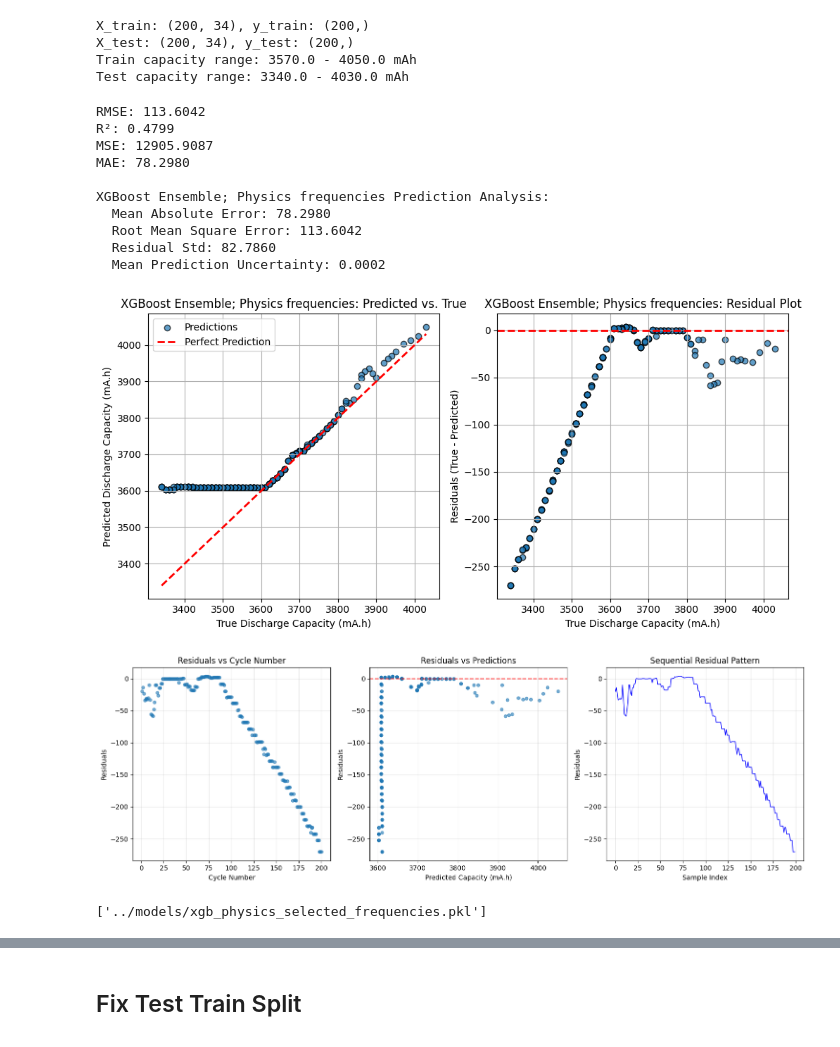
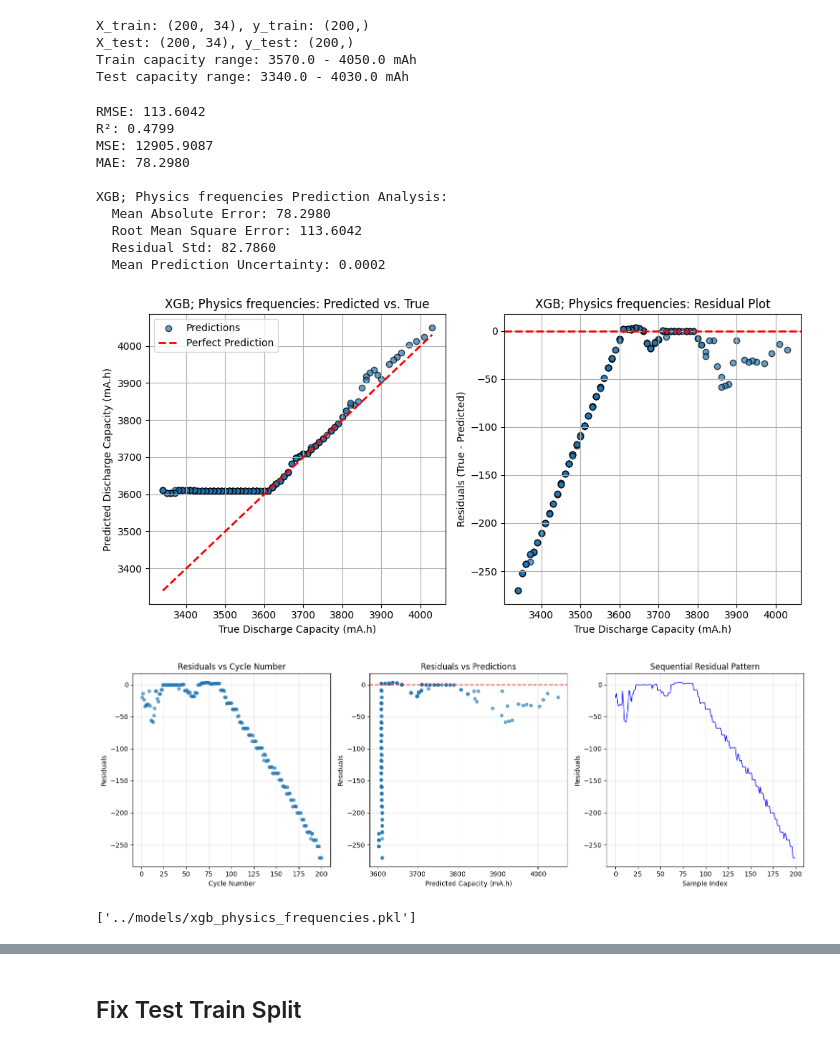
Before and after one commit to NithinJakrebet/eis-ml, a Jupyter notebook: notebooks/gradient_boosting.ipynb, the cells around one changed output, grey strips where cells are left out. Drawn from its saved outputs; the diff is of its cells as text; code cells hidden in the pictures.

```diff
--- a/notebooks/gradient_boosting.ipynb
+++ b/notebooks/gradient_boosting.ipynb
@@ -95,25 +94,25 @@ Test capacity range: 3340.0 - 4030.0 mAh
 # %%
 models = xgb_scripts.train_ensemble_model(X_train, y_train)
 y_pred_mean, y_pred_std, all_predictions = xgb_scripts.predict_ensemble(models, X_test)
 
 rmse, r2, mse, mae = evaluate.evaluate_model(y_test, y_pred_mean)
 print(f"RMSE: {rmse:.4f}\nR²: {r2:.4f}\nMSE: {mse:.4f}\nMAE: {mae:.4f}")
 
-prediction_fig = plots.model_predictions(y_test, y_pred_mean, y_pred_std, title_prefix="XGBoost Ensemble; Physics frequencies")
+prediction_fig = plots.model_predictions(y_test, y_pred_mean, y_pred_std, title_prefix="XGB; Physics frequencies")
 
 plt.show()
 # %% [output]
 RMSE: 113.6042
 R²: 0.4799
 MSE: 12905.9087
 MAE: 78.2980
 
-XGBoost Ensemble; Physics frequencies Prediction Analysis:
+XGB; Physics frequencies Prediction Analysis:
   Mean Absolute Error: 78.2980
   Root Mean Square Error: 113.6042
   Residual Std: 82.7860
   Mean Prediction Uncertainty: 0.0002
-[figure, old version]
+[figure, new version]
 # %%
 residuals = y_test - y_pred_mean
 cycle_numbers = np.linspace(1, 200, len(residuals)).astype(int)
@@ -130,14 +129,14 @@ model_info = {
     'frequency_selection': 'physics'
 }
 
-evaluate.save_results('xgboost_physics_selected_frequencies', X_train, X_test, metrics_dict, model_info, fig=prediction_fig)
-evaluate.save_residual_analysis('xgboost_physics_selected_frequencies', residuals, cycle_numbers, y_pred_mean)
+evaluate.save_results('xgb_physics_frequencies', X_train, X_test, metrics_dict, model_info, fig=prediction_fig)
+evaluate.save_residual_analysis('xgb_physics_frequencies', residuals, cycle_numbers, y_pred_mean)
 
 # Save the trained models
-joblib.dump(models, '../models/xgb_physics_selected_frequencies.pkl')
+joblib.dump(models, '../models/xgb_physics_frequencies.pkl')
 # %% [output]
 [figure]
-['../models/xgb_physics_selected_frequencies.pkl']
+['../models/xgb_physics_frequencies.pkl']
 # %%
 pd.Series(y_train).describe(), pd.Series(y_test).describe()
 bins = np.linspace(min(y_train.min(), y_test.min()), max(y_train.max(), y_test.max()), 12)
```
Also changed, not shown: parts of 17 cells of this notebook, 46 other files.
